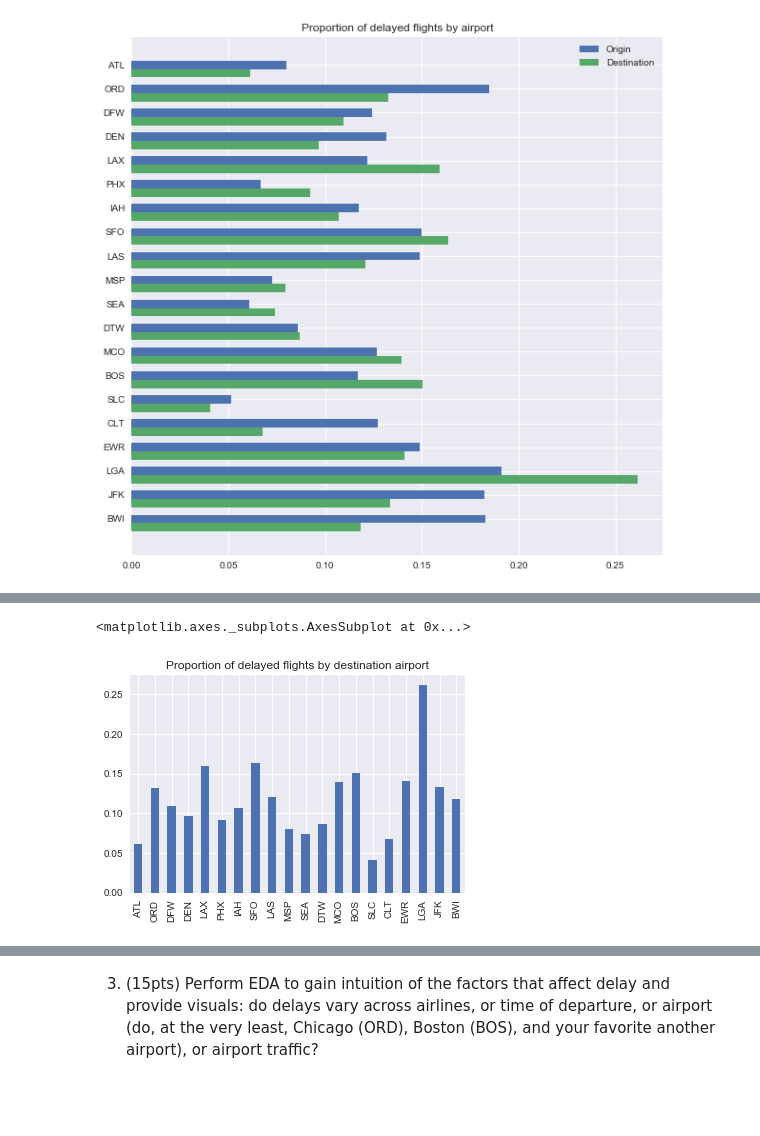
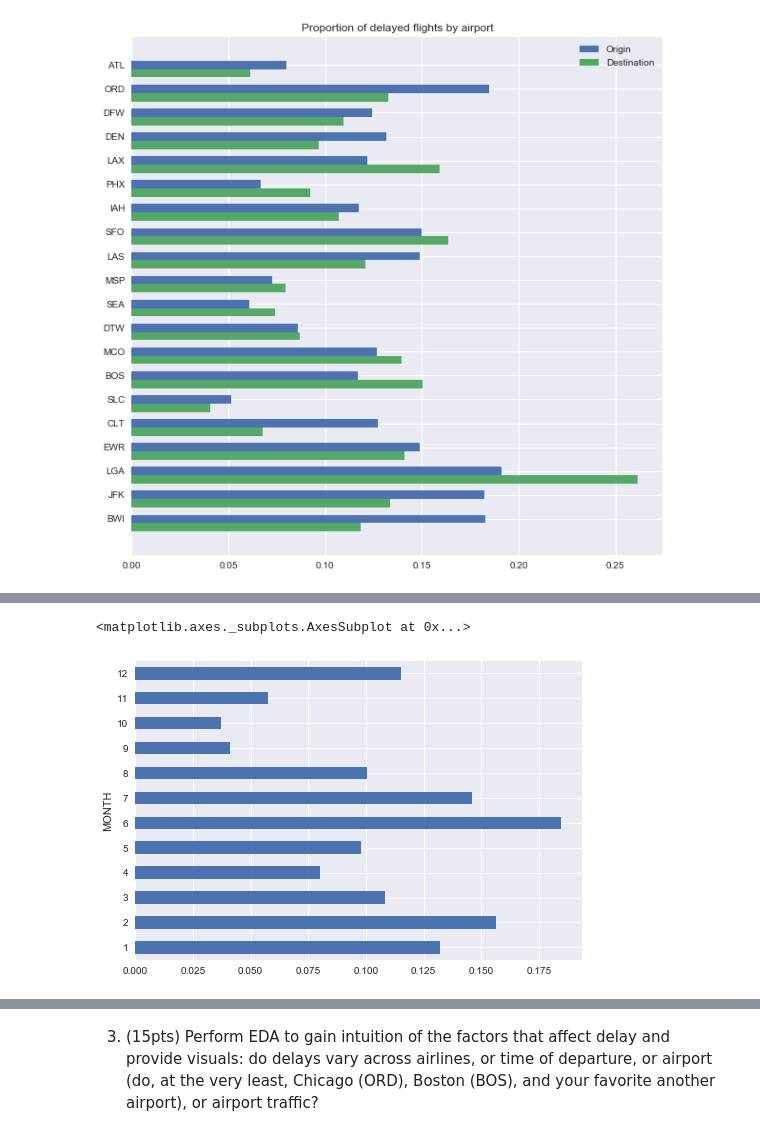
Before and after one commit to Jchea15/a-2017, a Jupyter notebook: cs109a_midterm_2017.ipynb, the cells around one changed output, grey strips where cells are left out. Saved outputs shown, nothing was run; the diff lists cells and outputs as text; code cells hidden in the pictures; blank space fills up the shorter version.

Commit message:
well i got a buncha graphs. lunch time!

```diff
--- a/cs109a_midterm_2017.ipynb
+++ b/cs109a_midterm_2017.ipynb
@@ -323,6 +317,6 @@ delayed_prop['top_origin_airport'].plot(kind="bar", title="Proportion of delayed
-# %%
-# try to make horizontal, with ATL at top?
-delayed_prop['top_dest_airport'].plot(kind="bar", title="Proportion of delayed flights by destination airport")
-# %% [output]
-<matplotlib.axes._subplots.AxesSubplot at 0x...>
-[figure, removed]
+# %%
+delayed_prop['month'] = df.groupby(['MONTH'])['DELAY_OR_NOT'].sum()/df.groupby(['MONTH'])['DELAY_OR_NOT'].count()
+delayed_prop['month'].plot(kind="barh")
+# %% [output]
+<matplotlib.axes._subplots.AxesSubplot at 0x...>
+[figure, added]
```
Also changed, not shown: parts of 17 cells of this notebook.
